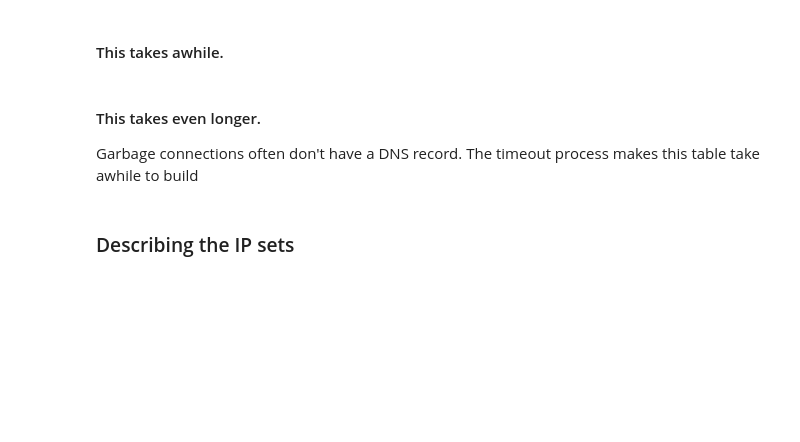
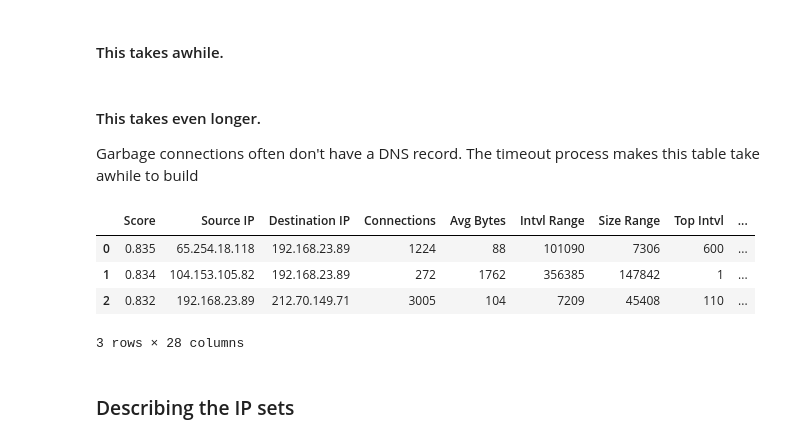
Before and after one commit to jsutch/RITA_Scripts, a Jupyter notebook: Zeek and RITA Analysis - Summary View - Scrubbed.ipynb, the cells around one changed output. Cells and saved outputs as stored; diff of their text form; code cells hidden in the pictures; blank space fills up the shorter version.

```diff
--- a/Zeek and RITA Analysis - Summary View - Scrubbed.ipynb
+++ b/Zeek and RITA Analysis - Summary View - Scrubbed.ipynb
@@ -155,7 +157,13 @@ Garbage connections often don't have a DNS record. The timeout process makes thi
 #start = datetime.datetime.now()
 df['Destination Name'] = df['Destination IP'].apply(iplookup)
 # %%
-df.head()
+df[:3]
+# %% [output]
+|  | Score | Source IP | Destination IP | Connections | Avg Bytes | Intvl Range | Size Range | Top Intvl | ... |
+| 0 | 0.835 | 65.254.18.118 | 192.168.23.89 | 1224 | 88 | 101090 | 7306 | 600 | ... |
+| 1 | 0.834 | 104.153.105.82 | 192.168.23.89 | 272 | 1762 | 356385 | 147842 | 1 | ... |
+| 2 | 0.832 | 192.168.23.89 | 212.70.149.71 | 3005 | 104 | 7209 | 45408 | 110 | ... |
+3 rows × 28 columns
 # %% [markdown]
 ### Describing the IP sets
 # %%
```
Also changed, not shown: parts of 93 cells of this notebook.
